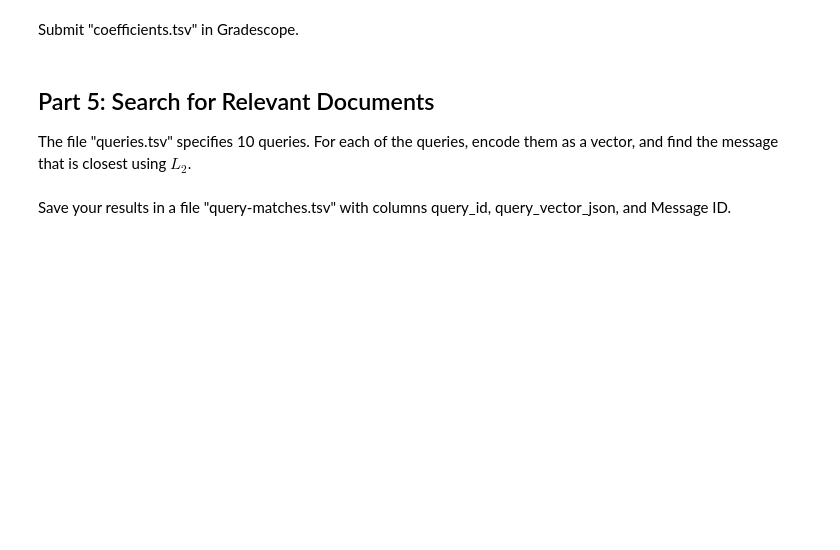
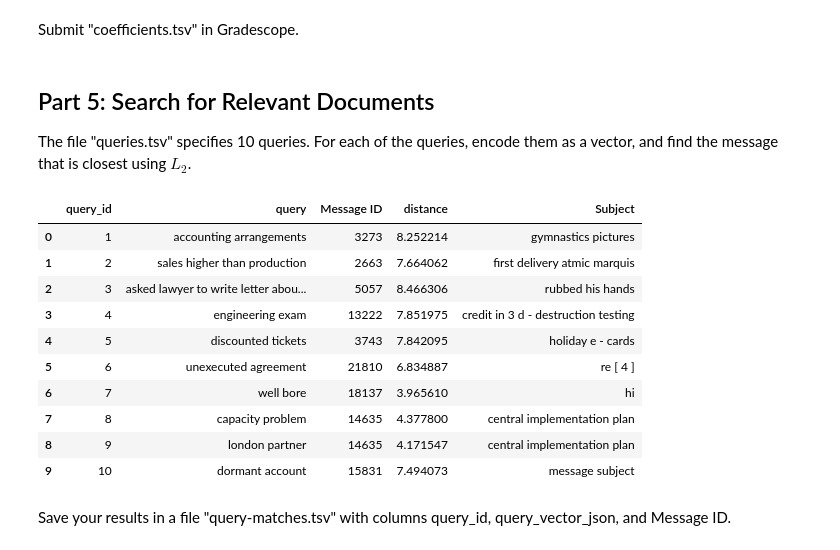
Before and after one commit to g-poklitar/D704-HW, a Jupyter notebook: dx704-project-12.ipynb, the cells around one changed output. Cells and saved outputs as stored; diff of their text form; code cells hidden in the pictures; blank space fills up the shorter version.

```diff
--- a/dx704-project-12.ipynb
+++ b/dx704-project-12.ipynb
@@ -162,0 +261,15 @@ Train an ordinary least squares regression for spam/ham status where spam is tre
+# %%
+# YOUR CHANGES HERE
+
+from sklearn.linear_model import LinearRegression
+
+saved = pd.read_csv("embeddings.tsv.gz", sep="\t")
+data = saved.merge(enron_spam_data[["Message ID", "Spam/Ham"]], on="Message ID")
+X = np.array([json.loads(s) for s in data["embedding_vector_json"]])
+y = (data["Spam/Ham"] == "spam").astype(int).to_numpy()
+
+model = LinearRegression(fit_intercept=True)
+model.fit(X, y)
+print("intercept:", model.intercept_)
+print("R^2:", model.score(X, y))
+print("accuracy at 0.5 threshold:", ((model.predict(X) >= 0.5).astype(int) == y).mean())
@@ -181,2 +310,35 @@ For each of the queries, encode them as a vector, and find the message that is c
+# %%
+# YOUR CHANGES HERE
+
+queries = pd.read_csv("queries.tsv", sep="\t")
+message_ids = data["Message ID"].to_numpy()
+
+rows = []
+for query_id, query in zip(queries["query_id"], queries["query"]):
+    qv = np.round(embed_batch([query])[0].astype(np.float64), 3)
+    distances = np.sqrt(((X - qv) ** 2).sum(axis=1))
+    best = int(np.argmin(distances))
+    rows.append({
+        "query_id": query_id,
+        "query": query,
+        "query_vector_json": json.dumps(qv.tolist(), separators=(",", ":")),
+        "Message ID": int(message_ids[best]),
+        "distance": distances[best],
+    })
+
+query_matches = pd.DataFrame(rows)
+query_matches.merge(enron_spam_data[["Message ID", "Subject"]], on="Message ID")[["query_id", "query", "Message ID", "distance", "Subject"]]
+# %% [output]
+|  | query_id | query | Message ID | distance | Subject |
+| 0 | 1 | accounting arrangements | 3273 | 8.252214 | gymnastics pictures |
+| 1 | 2 | sales higher than production | 2663 | 7.664062 | first delivery atmic marquis |
+| 2 | 3 | asked lawyer to write letter abou... | 5057 | 8.466306 | rubbed his hands |
+| 3 | 4 | engineering exam | 13222 | 7.851975 | credit in 3 d - destruction testing |
+| 4 | 5 | discounted tickets | 3743 | 7.842095 | holiday e - cards |
+| 5 | 6 | unexecuted agreement | 21810 | 6.834887 | re [ 4 ] |
+| 6 | 7 | well bore | 18137 | 3.965610 | hi |
+| 7 | 8 | capacity problem | 14635 | 4.377800 | central implementation plan |
+| 8 | 9 | london partner | 14635 | 4.171547 | central implementation plan |
+| 9 | 10 | dormant account | 15831 | 7.494073 | message subject |
 # %% [markdown]
 Save your results in a file "query-matches.tsv" with columns query_id, query_vector_json, and Message ID.
```
Also changed, not shown: parts of 16 cells of this notebook.
